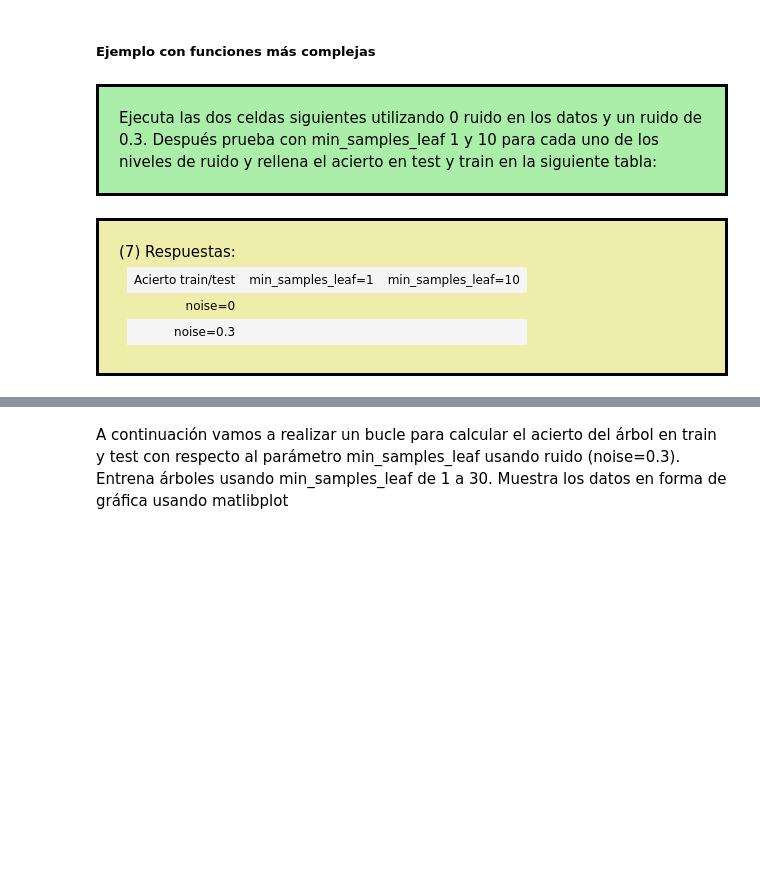
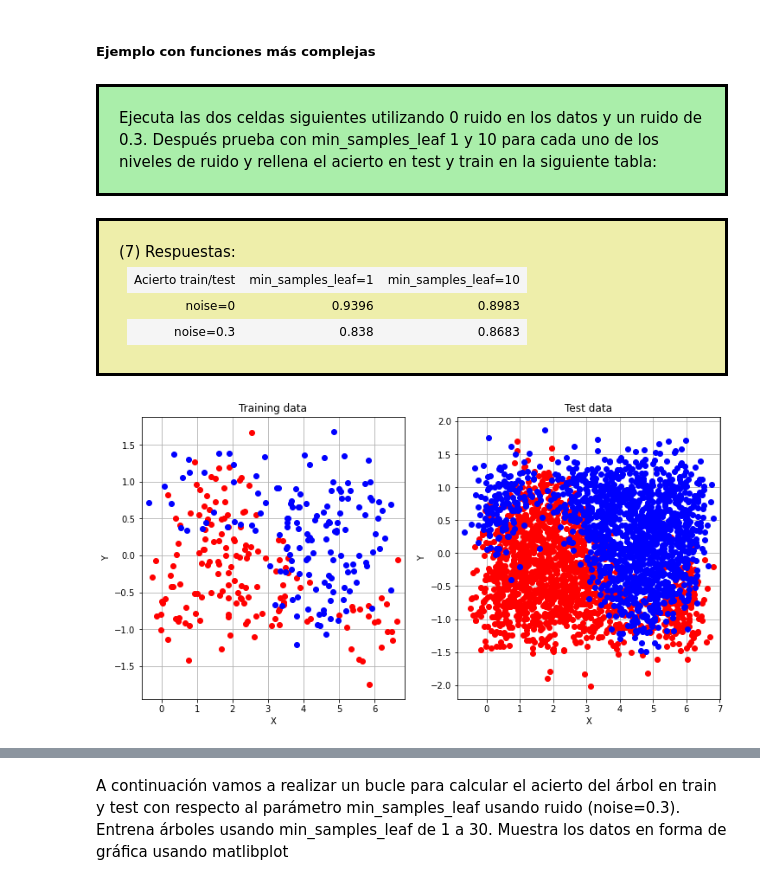
Before and after one commit to Javimh18/AnalisisFund, a Jupyter notebook: P5/practica_arboles_conjuntos/practica_arboles.ipynb, the cells around one changed output, grey strips where cells are left out. Drawn from its saved outputs; the diff is of its cells as text; code cells hidden in the pictures; blank space fills up the shorter version.

```diff
--- a/P5/practica_arboles_conjuntos/practica_arboles.ipynb
+++ b/P5/practica_arboles_conjuntos/practica_arboles.ipynb
@@ -380,31 +392,33 @@ _ = tree.plot_tree(clf)
   </tr>
   <tr>
     <td>noise=0</td>
-    <td> </td>
-    <td> </td>
+    <td> 0.9396</td>
+    <td> 0.8983</td>
   </tr>
   <tr>
     <td>noise=0.3</td>
-    <td> </td>
-    <td> </td>
+    <td> 0.838</td>
+    <td> 0.8683</td>
   </tr>
 </table>
 </div>
 # %%
 # Problem data:
 np.random.seed(11)
 n = 300
 model = 'sine'
 ymargin = 0.
-noise = 0.0                             # <========= Modifica este valor 0 ó 0.3
+noise = 0.3                             # <========= Modifica este valor 0 ó 0.3
 x, y, clase, xbnd, ybnd = createDataSet(n, model, ymargin, noise, True)
 xtest, ytest, clasetest = createDataSet(n*10, model, ymargin, noise)
 
 # Plots:
 plt.figure(figsize=(12,6))
 plt.subplot(121)
 plotData(x,y,clase,'ro','bo',"Training data")
 plt.subplot(122)
 plotData(xtest,ytest,clasetest,'ro','bo',"Test data")
+# %% [output]
+[figure, added]
 # %%
 # Construcción del clasificador:
```
Also changed, not shown: parts of 18 cells of this notebook, 1 other file.
